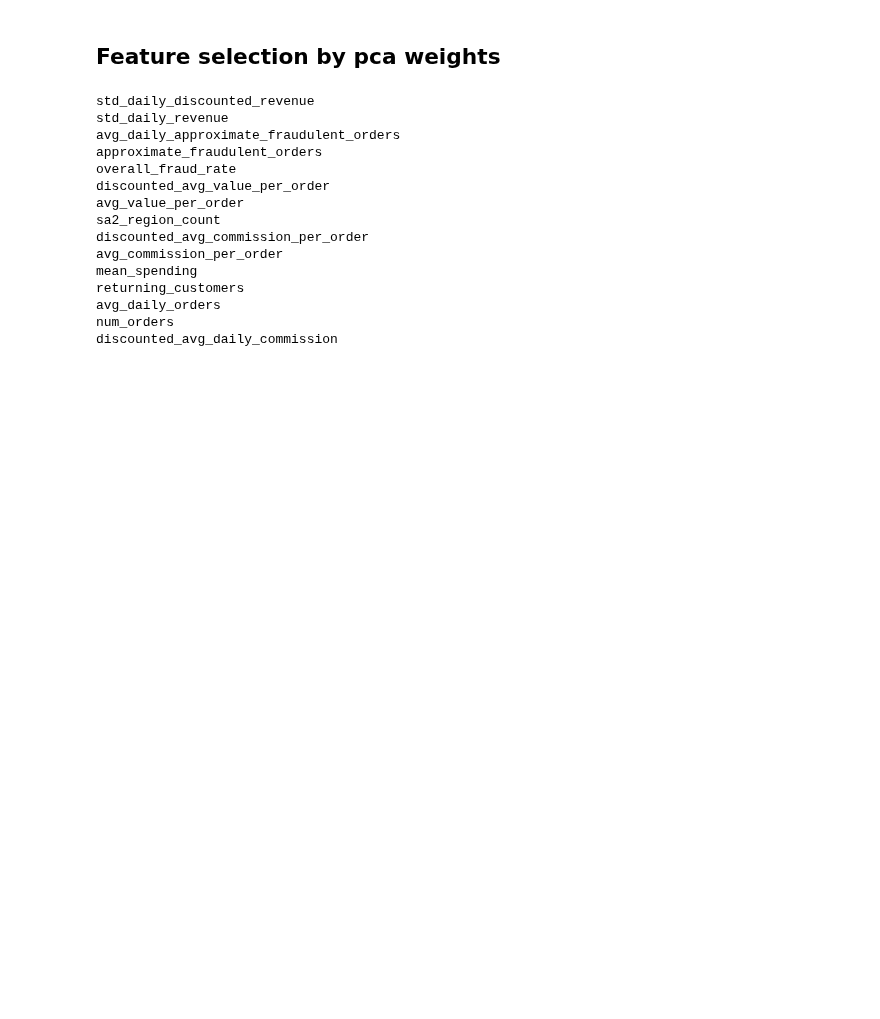
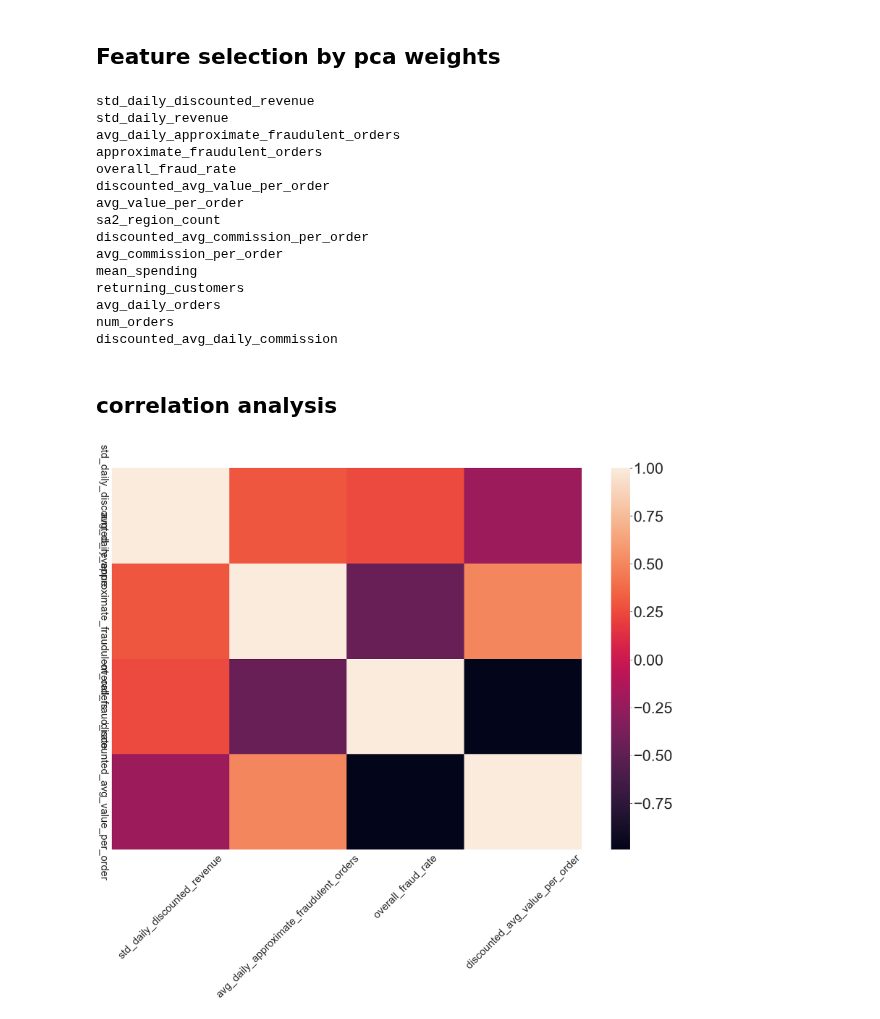
Before and after one commit to MAST30034-Applied-Data-Science/generic-buy-now-pay-later-project-group-19, a Jupyter notebook: notebooks/feature_selection_final.ipynb, the cells around one changed output. Drawn from its saved outputs; the diff is of its cells as text; code cells hidden in the pictures; blank space fills up the shorter version.

Commit message:
correlation graph update

```diff
--- a/notebooks/feature_selection_final.ipynb
+++ b/notebooks/feature_selection_final.ipynb
@@ -193,3 +193,31 @@ returning_customers
 avg_daily_orders
 num_orders
 discounted_avg_daily_commission
+# %% [markdown]
+## correlation analysis
+# %%
+import seaborn as sns
+import matplotlib.pyplot as plt
+ax= plt.subplot()
+fraud_cor = ['std_daily_discounted_revenue', 'avg_daily_approximate_fraudulent_orders', 'overall_fraud_rate','discounted_avg_value_per_order']
+
+fraud_df = merchant_df[fraud_cor]
+
+corr = fraud_df.corr()
+# mask = np.zeros_like(corr)
+# mask[np.triu_indices_from(mask)] = True
+
+sns.axes_style("white")
+sns.set(font_scale=4)
+# plt.title('Correlation Matrix', fontsize=50)
+# sns.heatmap(corr,mask = mask)
+sns.heatmap(corr)
+sns.set(rc = {'figure.figsize':(30,20)})
+# sns.set_xticklabels(sns.get_xticklabels(), rotation=45)
+ax.tick_params(axis='x', rotation=45,labelsize=30)
+ax.tick_params(axis='y',rotation=0, labelsize=30)
+# ax2.tick_params(axis='y',labelsize=20)
+
+plt.savefig("../correlation_matrix_heat_map",bbox_inches="tight")
+# %% [output]
+[figure, added]
```
